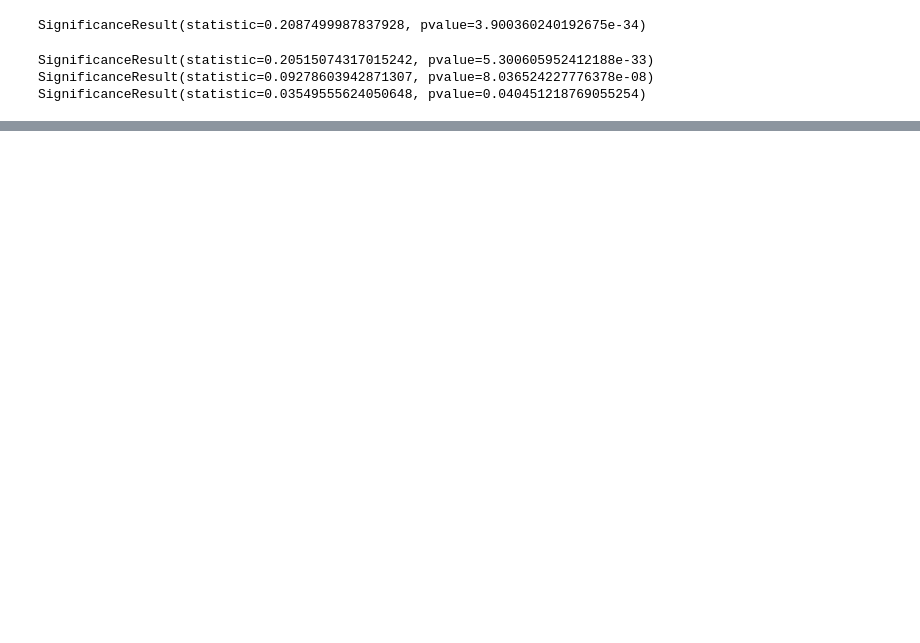
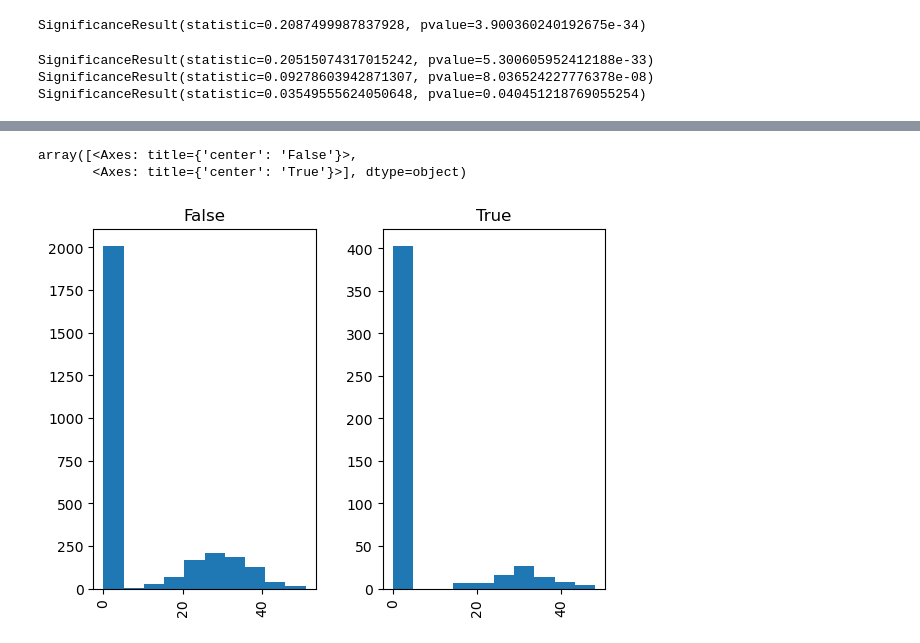
Before and after one commit to Kevan-Muthomi/PhaseThreeProject, a Jupyter notebook: index.ipynb, the cells around one changed output, grey strips where cells are left out. Drawn from its saved outputs; the diff is of its cells as text; code cells hidden in the pictures; blank space fills up the shorter version.

```diff
--- a/index.ipynb
+++ b/index.ipynb
@@ -283,0 +288,6 @@ SignificanceResult(statistic=0.03549555624050648, pvalue=0.040451218769055254)
+# %%
+df.hist(by='churn', column='number vmail messages')
+# %% [output]
+array([<Axes: title={'center': 'False'}>,
+       <Axes: title={'center': 'True'}>], dtype=object)
+[figure, added]
```
Also changed, not shown: parts of 7 cells of this notebook.
